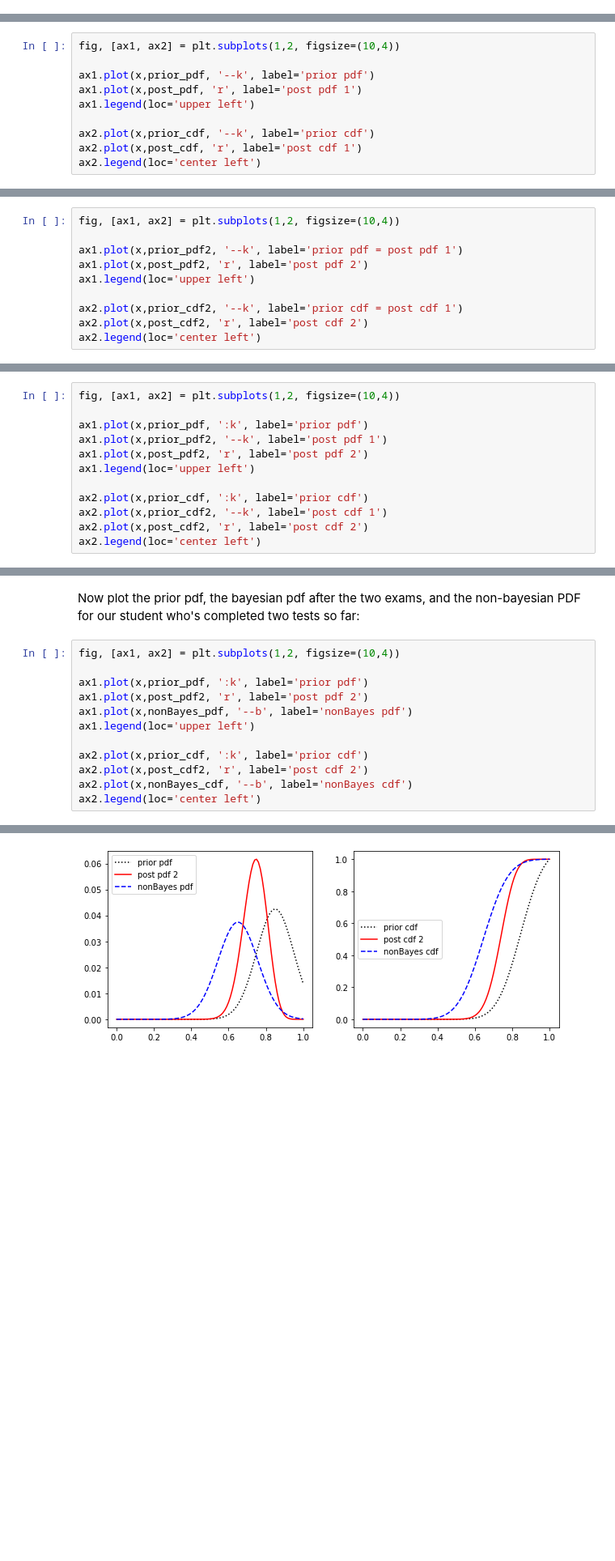
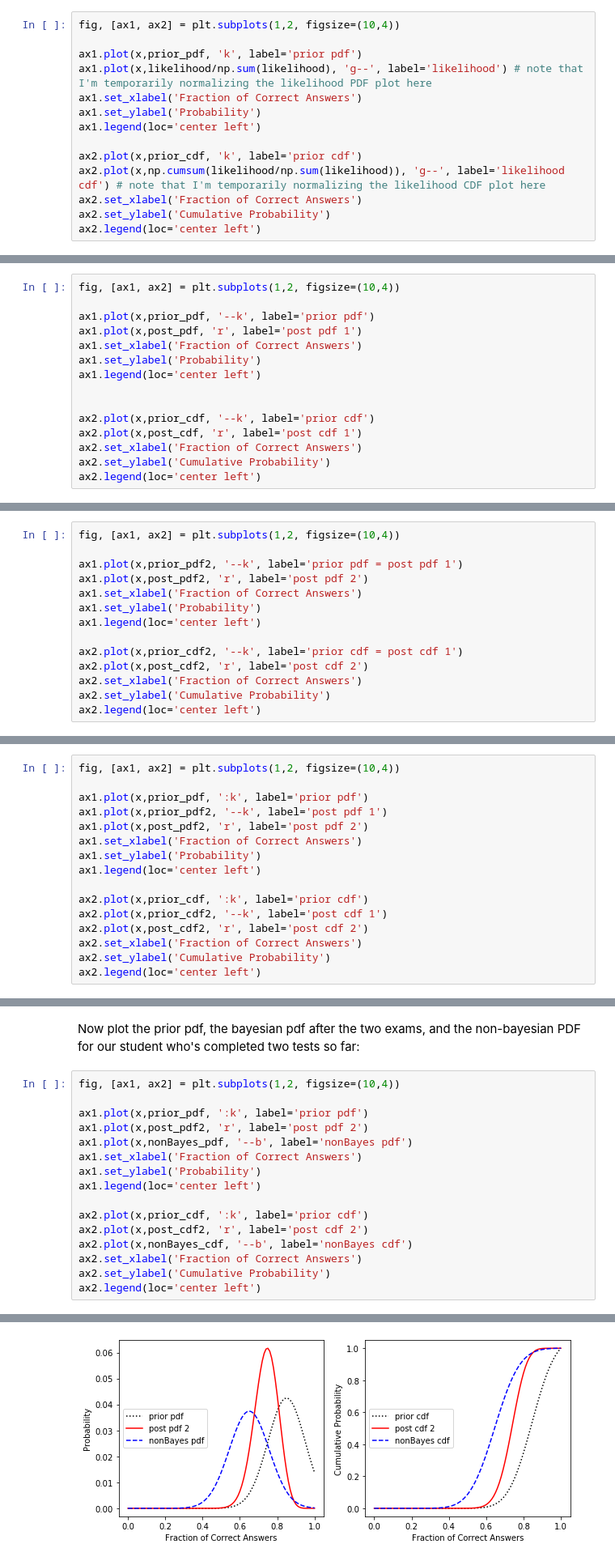
Before and after one commit to Mountain-Hydrology-Research-Group/data-analysis, a Jupyter notebook: modules/lab6/lab6-2.ipynb, the cells around one changed output, grey strips where cells are left out. Shown at 81% size. Drawn from its saved outputs; the diff is of its cells as text; blank space fills up the shorter version.

```diff
--- a/modules/lab6/lab6-2.ipynb
+++ b/modules/lab6/lab6-2.ipynb
@@ -92,0 +99,14 @@ likelihood = stats.binom.pmf(5, 10, x)
+# %%
+fig, [ax1, ax2] = plt.subplots(1,2, figsize=(10,4))
+
+ax1.plot(x,prior_pdf, 'k', label='prior pdf')
+ax1.plot(x,likelihood/np.sum(likelihood), 'g--', label='likelihood') # note that I'm temporarily normalizing the likelihood PDF plot here
+ax1.set_xlabel('Fraction of Correct Answers')
+ax1.set_ylabel('Probability')
+ax1.legend(loc='center left')
+
+ax2.plot(x,prior_cdf, 'k', label='prior cdf')
+ax2.plot(x,np.cumsum(likelihood/np.sum(likelihood)), 'g--', label='likelihood cdf') # note that I'm temporarily normalizing the likelihood CDF plot here
+ax2.set_xlabel('Fraction of Correct Answers')
+ax2.set_ylabel('Cumulative Probability')
+ax2.legend(loc='center left')
@@ -127,10 +150,15 @@ fig, [ax1, ax2] = plt.subplots(1,2, figsize=(10,4))
 
 ax1.plot(x,prior_pdf, '--k', label='prior pdf')
 ax1.plot(x,post_pdf, 'r', label='post pdf 1')
-ax1.legend(loc='upper left')
+ax1.set_xlabel('Fraction of Correct Answers')
+ax1.set_ylabel('Probability')
+ax1.legend(loc='center left')
+
 
 ax2.plot(x,prior_cdf, '--k', label='prior cdf')
 ax2.plot(x,post_cdf, 'r', label='post cdf 1')
+ax2.set_xlabel('Fraction of Correct Answers')
+ax2.set_ylabel('Cumulative Probability')
 ax2.legend(loc='center left')
 # %% [output]
 <matplotlib.legend.Legend at 0x...>
@@ -190,10 +218,14 @@ fig, [ax1, ax2] = plt.subplots(1,2, figsize=(10,4))
 
 ax1.plot(x,prior_pdf2, '--k', label='prior pdf = post pdf 1')
 ax1.plot(x,post_pdf2, 'r', label='post pdf 2')
-ax1.legend(loc='upper left')
+ax1.set_xlabel('Fraction of Correct Answers')
+ax1.set_ylabel('Probability')
+ax1.legend(loc='center left')
 
 ax2.plot(x,prior_cdf2, '--k', label='prior cdf = post cdf 1')
 ax2.plot(x,post_cdf2, 'r', label='post cdf 2')
+ax2.set_xlabel('Fraction of Correct Answers')
+ax2.set_ylabel('Cumulative Probability')
 ax2.legend(loc='center left')
 # %% [output]
 <matplotlib.legend.Legend at 0x...>
@@ -208,11 +240,15 @@ fig, [ax1, ax2] = plt.subplots(1,2, figsize=(10,4))
 ax1.plot(x,prior_pdf, ':k', label='prior pdf')
 ax1.plot(x,prior_pdf2, '--k', label='post pdf 1')
 ax1.plot(x,post_pdf2, 'r', label='post pdf 2')
-ax1.legend(loc='upper left')
+ax1.set_xlabel('Fraction of Correct Answers')
+ax1.set_ylabel('Probability')
+ax1.legend(loc='center left')
 
 ax2.plot(x,prior_cdf, ':k', label='prior cdf')
 ax2.plot(x,prior_cdf2, '--k', label='post cdf 1')
 ax2.plot(x,post_cdf2, 'r', label='post cdf 2')
+ax2.set_xlabel('Fraction of Correct Answers')
+ax2.set_ylabel('Cumulative Probability')
 ax2.legend(loc='center left')
 # %% [output]
 <matplotlib.legend.Legend at 0x...>
@@ -265,15 +301,19 @@ Now plot the prior pdf, the bayesian pdf after the two exams, and the non-bayesi
 # %%
 fig, [ax1, ax2] = plt.subplots(1,2, figsize=(10,4))
 
 ax1.plot(x,prior_pdf, ':k', label='prior pdf')
 ax1.plot(x,post_pdf2, 'r', label='post pdf 2')
 ax1.plot(x,nonBayes_pdf, '--b', label='nonBayes pdf')
-ax1.legend(loc='upper left')
+ax1.set_xlabel('Fraction of Correct Answers')
+ax1.set_ylabel('Probability')
+ax1.legend(loc='center left')
 
 ax2.plot(x,prior_cdf, ':k', label='prior cdf')
 ax2.plot(x,post_cdf2, 'r', label='post cdf 2')
 ax2.plot(x,nonBayes_cdf, '--b', label='nonBayes cdf')
+ax2.set_xlabel('Fraction of Correct Answers')
+ax2.set_ylabel('Cumulative Probability')
 ax2.legend(loc='center left')
 # %% [output]
 <matplotlib.legend.Legend at 0x...>
-[figure, old version]
+[figure, new version]
```
Also changed, not shown: parts of 11 cells of this notebook.
